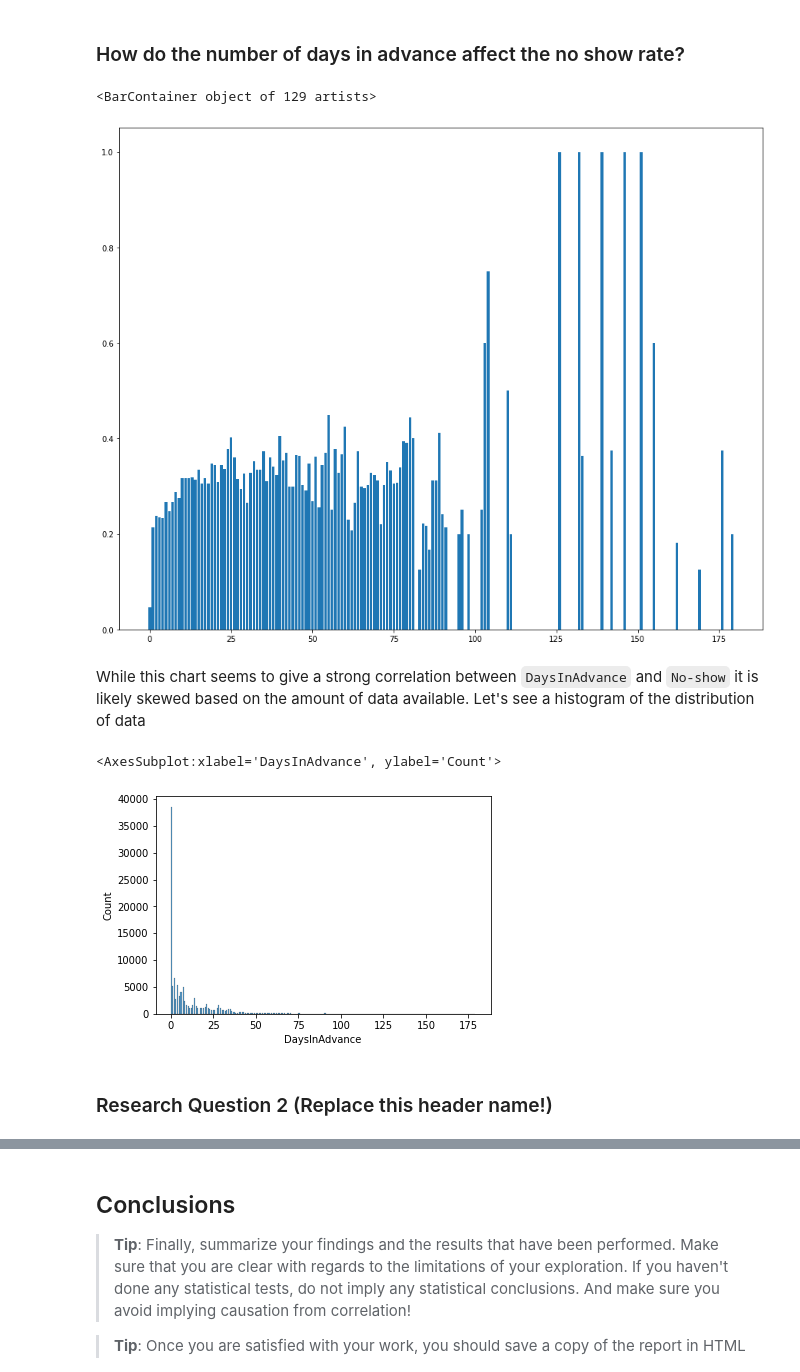
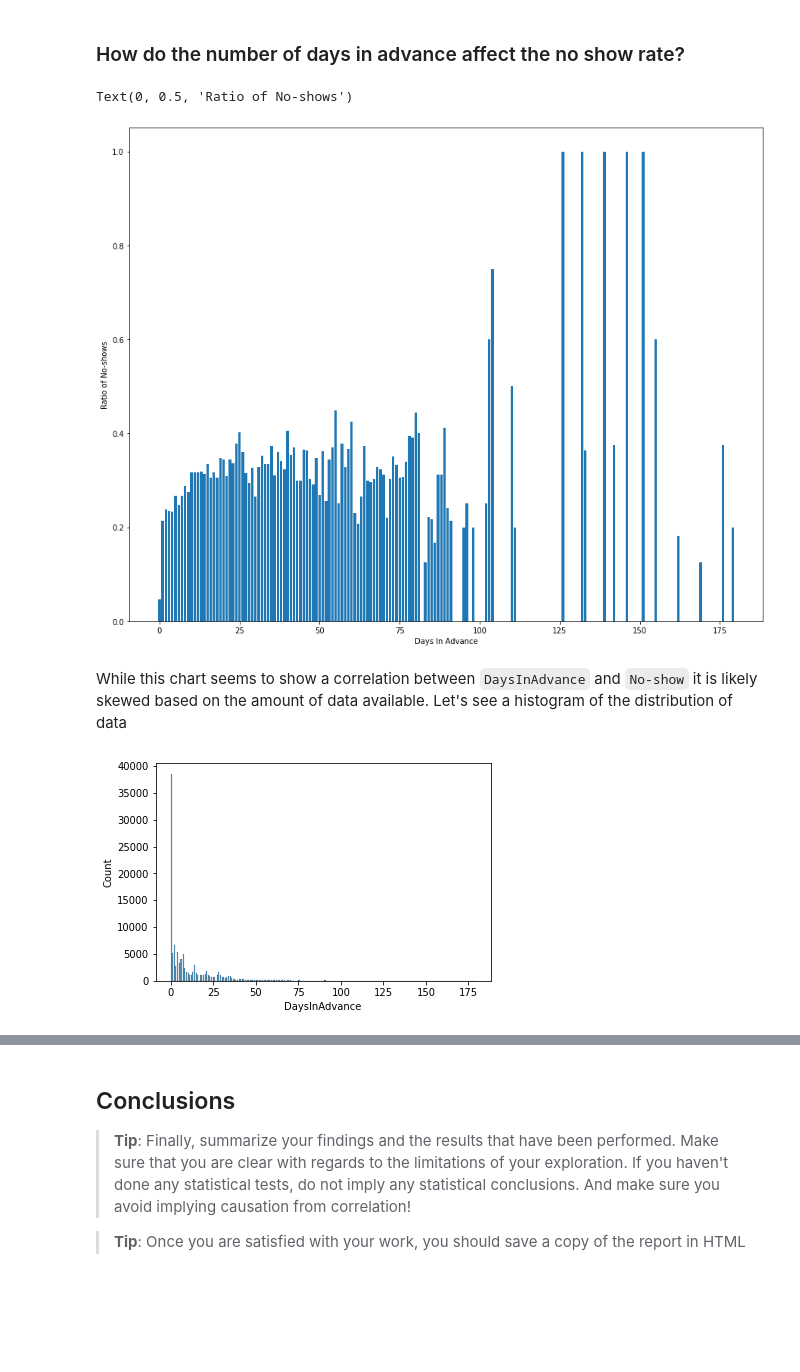
Before and after one commit to SeraphDev6/Investigate-a-Dataset, a Jupyter notebook: Investigating_causes_of_missed_appoinments.ipynb, the cells around one changed output, grey strips where cells are left out. Saved outputs shown, nothing was run; the diff lists cells and outputs as text; code cells hidden in the pictures; blank space fills up the shorter version.

```diff
--- a/Investigating_causes_of_missed_appoinments.ipynb
+++ b/Investigating_causes_of_missed_appoinments.ipynb
@@ -292,7 +292,7 @@ df["No-show"].unique()
 array([0, 1], dtype=int64)
 # %%
 df.columns =['PatientId', 'AppointmentID', 'Gender', 'ScheduledDay',
-       'AppointmentDay', 'Age', 'Neighbourhood', 'Scholarship', 'Hypertension',
+       'AppointmentDay', 'Age', 'Neighborhood', 'Scholarship', 'Hypertension',
        'Diabetes', 'Alcoholism', 'Handicap', 'SMS_received', 'No-show']
 df.head()
 # %% [output]
@@ -345,16 +345,15 @@ df.corr()[["No-show"]].drop("No-show")
 # %%
 data = df.groupby("DaysInAdvance")["No-show"].mean()
 fig, ax = plt.subplots(figsize=(15,12))
-plt.bar(x = data.index, height= list(data))
+ax.bar(x = data.index, height= list(data));
+ax.set_xlabel("Days In Advance")
+ax.set_ylabel("Ratio of No-shows")
 # %% [output]
-<BarContainer object of 129 artists>
+Text(0, 0.5, 'Ratio of No-shows')
-[figure, old version]
+[figure, new version]
 # %% [markdown]
-While this chart seems to give a strong correlation between `DaysInAdvance` and `No-show` it is likely skewed based on the amount of data available. Let's see a histogram of the distribution of data
+While this chart seems to show a correlation between `DaysInAdvance` and `No-show` it is likely skewed based on the amount of data available. Let's see a histogram of the distribution of data
 # %%
-sns.histplot(data =df, x= "DaysInAdvance")
+ax = sns.histplot(data =df, x= "DaysInAdvance")
 # %% [output]
-<AxesSubplot:xlabel='DaysInAdvance', ylabel='Count'>
 [figure]
-# %% [markdown]
-### Research Question 2  (Replace this header name!)
```
Also changed, not shown: parts of 13 cells of this notebook, 1 other file.
